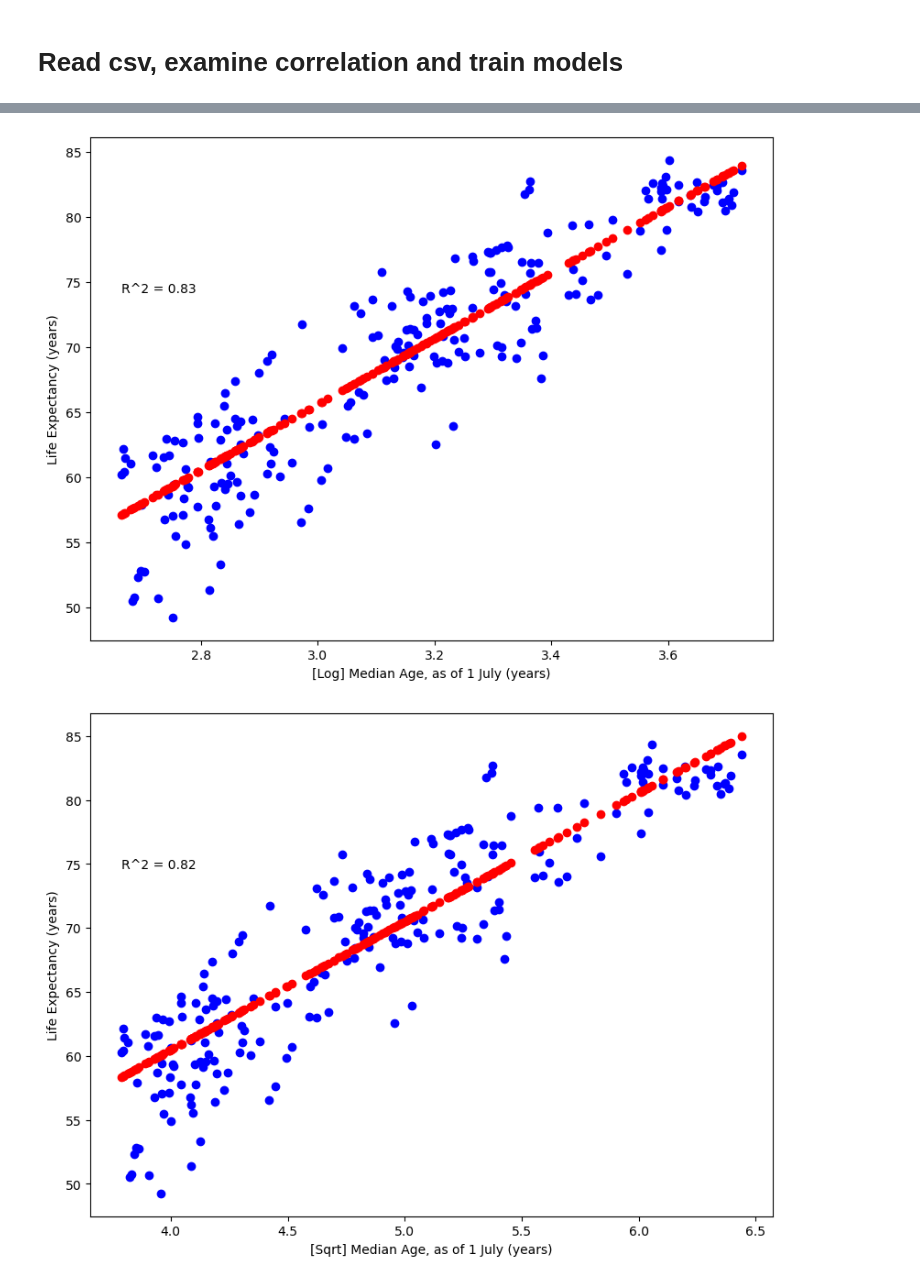
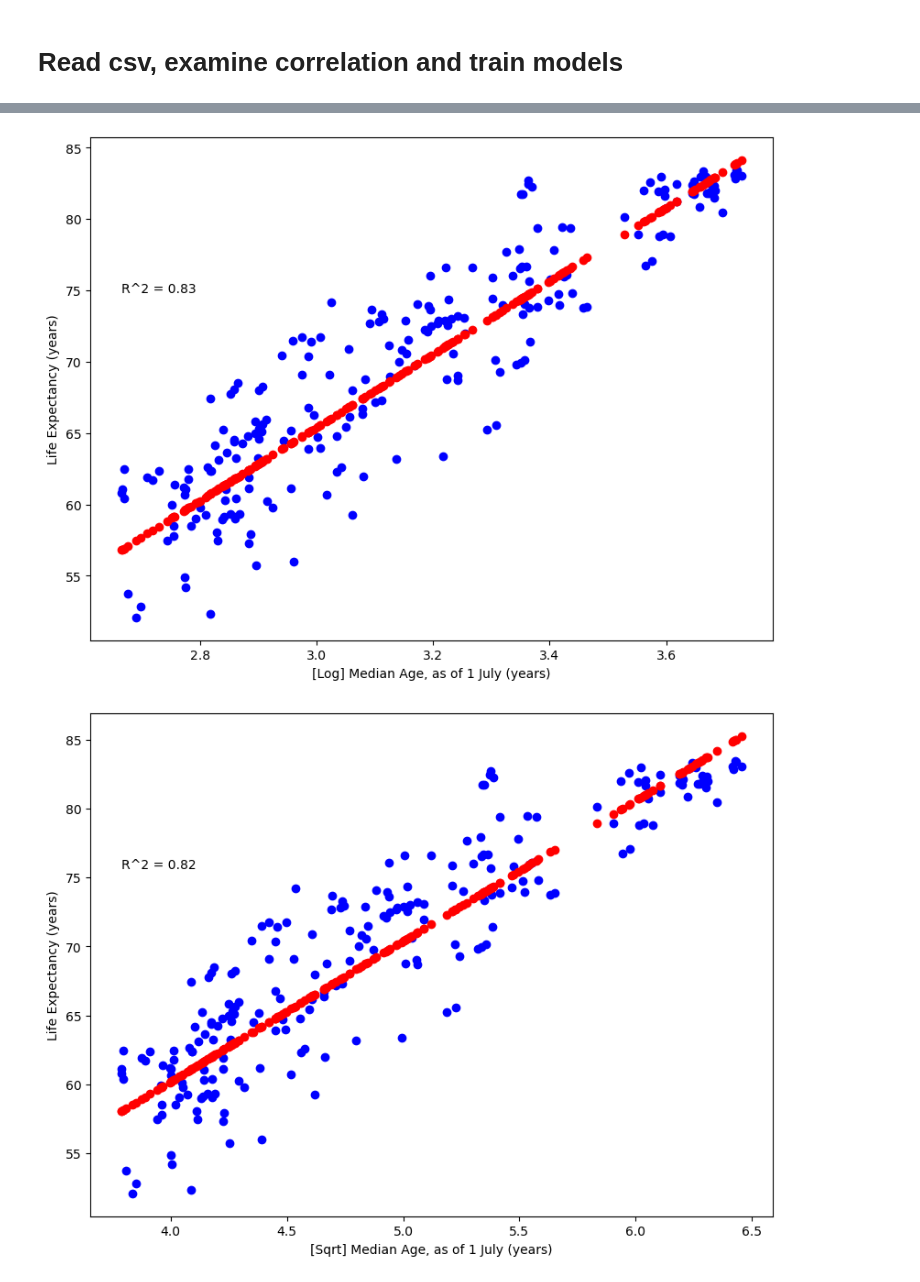
Before and after one commit to olabratt/DIT407, a Jupyter notebook: Assignment4/ola/assignment4.ipynb, the cells around one changed output, grey strips where cells are left out. Saved outputs shown, nothing was run; the diff lists cells and outputs as text; code cells hidden in the pictures.

```diff
--- a/Assignment4/ola/assignment4.ipynb
+++ b/Assignment4/ola/assignment4.ipynb
@@ -86,16 +89,19 @@ life_expectancy = pd.read_csv(file_path,  sep=',',).dropna()
 LEB = 'Life Expectancy at Birth, both sexes (years)'
 life_expectancy.set_index('Country', inplace=True)
 
-X = life_expectancy.drop(LEB, axis=1)  # Features
-y = life_expectancy[LEB]  # Target variable
+life_expectancy_train, life_expectancy_test = train_test_split(life_expectancy, test_size=0.2)
 
-X_train, X_test, y_train, y_test = train_test_split(X, y, test_size=0.2, random_state=42)
+X_train = life_expectancy_train.drop(LEB, axis=1)
+X_test =  life_expectancy_test.drop(LEB, axis=1)
+y_train = life_expectancy_train[LEB]
+y_test = life_expectancy_test[LEB]
 
-#TODO: hmm, use only train data when calculating correlation?
-strongest_pearson_correlation_variable, correlation_pearson = calculate_correlation(life_expectancy, LEB, 'pearson')
+
+
+strongest_pearson_correlation_variable, correlation_pearson = calculate_correlation(life_expectancy_train, LEB, 'pearson')
 train_linear_regression_model(X_train[[strongest_pearson_correlation_variable]], X_test[[strongest_pearson_correlation_variable]], y_train, y_test, strongest_pearson_correlation_variable)
 
-strongest_spearman_correlation_variable, correlation_spearman = calculate_correlation(life_expectancy.drop(strongest_pearson_correlation_variable, axis=1), LEB, 'spearman')
+strongest_spearman_correlation_variable, correlation_spearman = calculate_correlation(life_expectancy_train.drop(strongest_pearson_correlation_variable, axis=1), LEB, 'spearman')
 train_linear_regression_model(X_train[[strongest_spearman_correlation_variable]], X_test[[strongest_spearman_correlation_variable]], y_train, y_test, strongest_spearman_correlation_variable)
 transform_variable(X_train, y_train, strongest_spearman_correlation_variable)
 train_linear_regression_model(np.log(X_train[[strongest_spearman_correlation_variable]]), np.log(X_test[[strongest_spearman_correlation_variable]]), y_train, y_test, strongest_spearman_correlation_variable, "[Log]")
@@ -130,2 +136,2 @@ The mean squared error for is 1.80.
-[figure, old version]
+[figure, new version]
-[figure, old version]
+[figure, new version]
```
Also changed, not shown: parts of 2 cells of this notebook.
